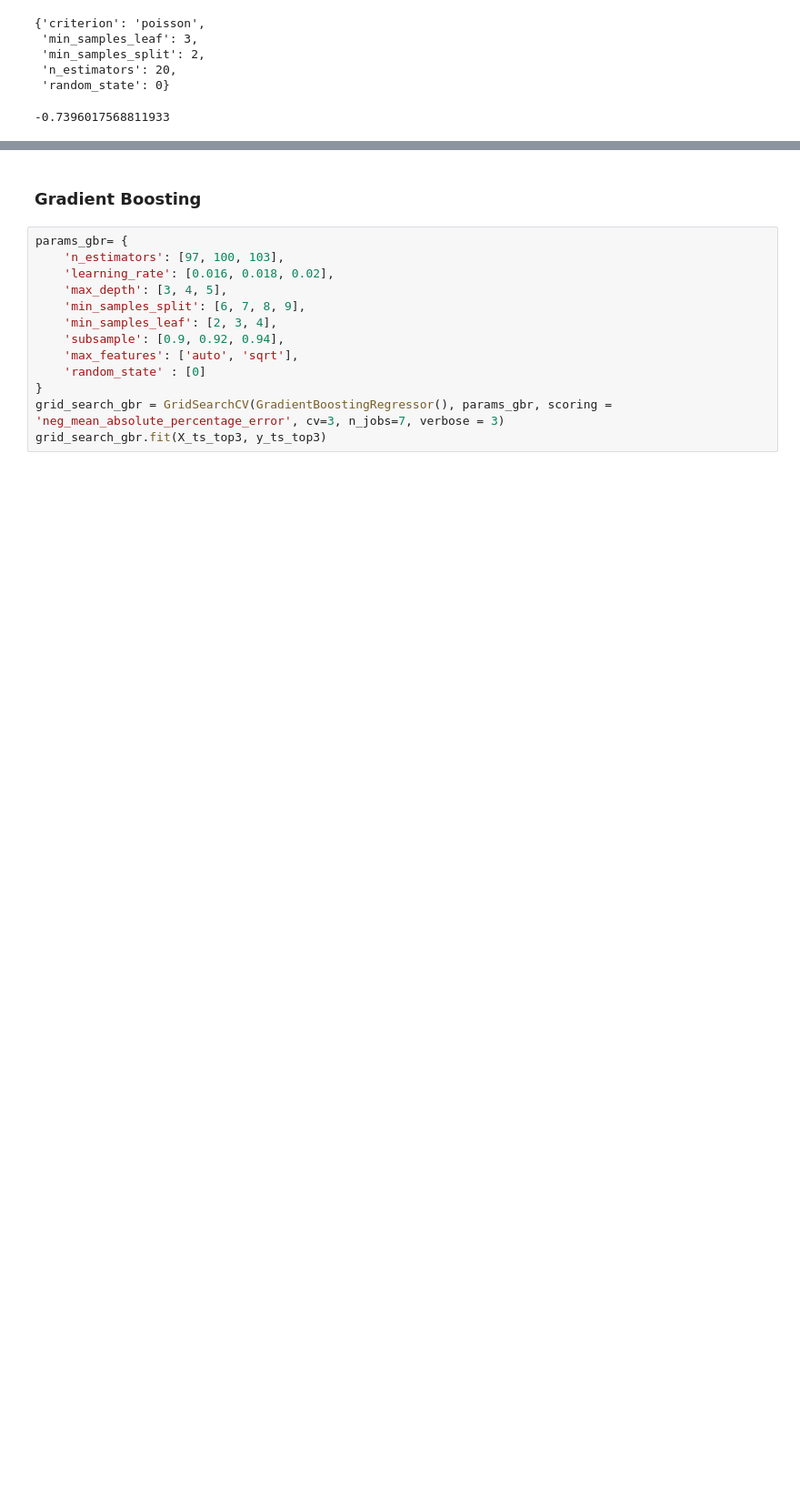
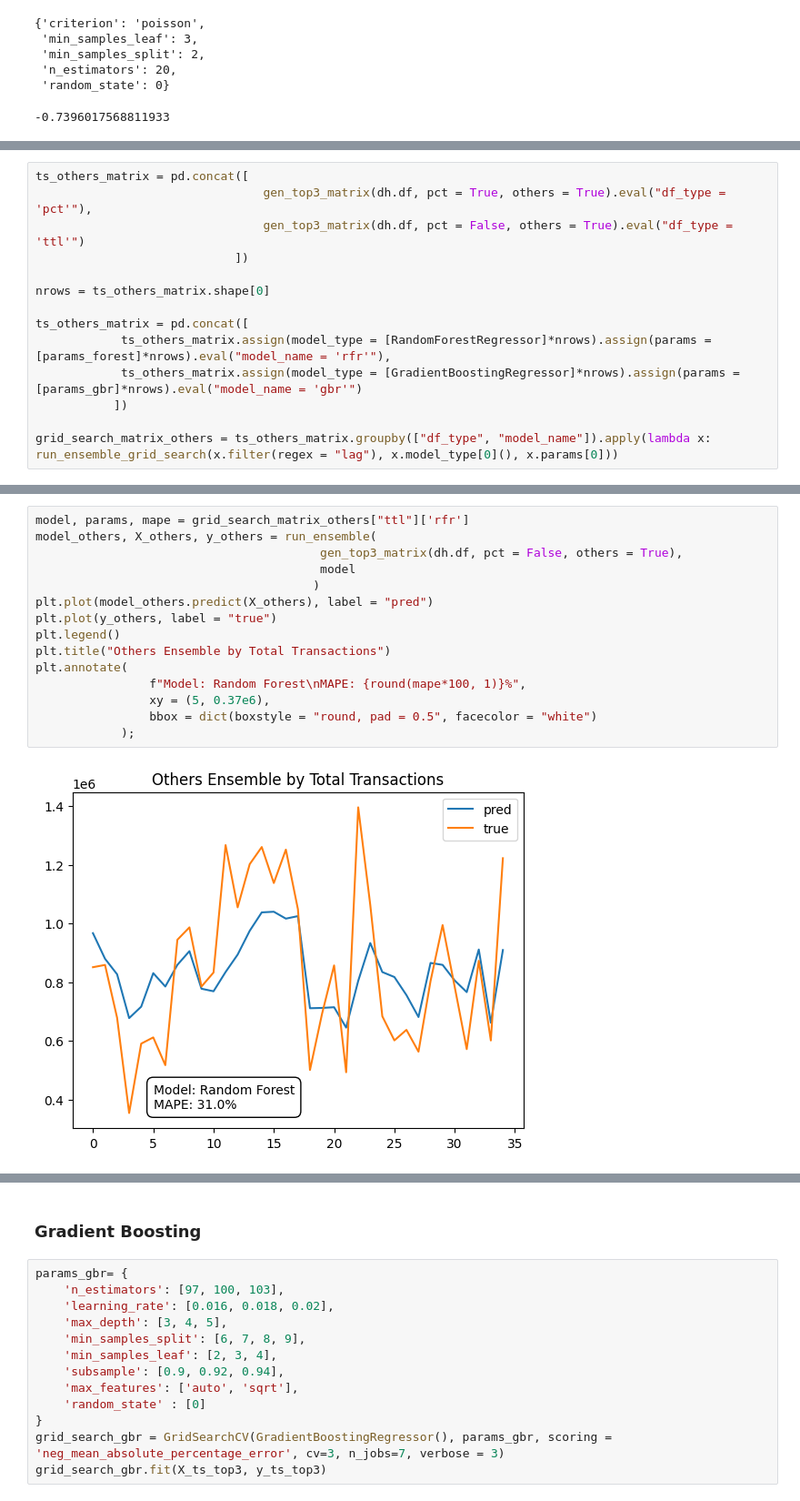
Before and after one commit to lelandjmurrin/Acquisition_Due_Dilligence_Capstone_Project, a Jupyter notebook: GeneralLedgerTxns_Models.ipynb, the cells around one changed output, grey strips where cells are left out. Shown at 91% size. Drawn from its saved outputs; the diff is of its cells as text; blank space fills up the shorter version.

```diff
--- a/GeneralLedgerTxns_Models.ipynb
+++ b/GeneralLedgerTxns_Models.ipynb
@@ -835,0 +912,14 @@ display(
+# %%
+ts_others_matrix = pd.concat([
+                                gen_top3_matrix(dh.df, pct = True, others = True).eval("df_type = 'pct'"),
+                                gen_top3_matrix(dh.df, pct = False, others = True).eval("df_type = 'ttl'")
+                            ])
+
+nrows = ts_others_matrix.shape[0]
+
+ts_others_matrix = pd.concat([
+            ts_others_matrix.assign(model_type = [RandomForestRegressor]*nrows).assign(params = [params_forest]*nrows).eval("model_name = 'rfr'"),
+            ts_others_matrix.assign(model_type = [GradientBoostingRegressor]*nrows).assign(params = [params_gbr]*nrows).eval("model_name = 'gbr'")
+           ])
+
+grid_search_matrix_others = ts_others_matrix.groupby(["df_type", "model_name"]).apply(lambda x: run_ensemble_grid_search(x.filter(regex = "lag"), x.model_type[0](), x.params[0]))
@@ -835,0 +958,17 @@ display(
+# %%
+model, params, mape = grid_search_matrix_others["ttl"]['rfr']
+model_others, X_others, y_others = run_ensemble(
+                                        gen_top3_matrix(dh.df, pct = False, others = True),
+                                        model
+                                       )
+plt.plot(model_others.predict(X_others), label = "pred")
+plt.plot(y_others, label = "true")
+plt.legend()
+plt.title("Others Ensemble by Total Transactions")
+plt.annotate(
+                f"Model: Random Forest\nMAPE: {round(mape*100, 1)}%",
+                xy = (5, 0.37e6),
+                bbox = dict(boxstyle = "round, pad = 0.5", facecolor = "white")
+            );
+# %% [output]
+[figure, added]
```
Also changed, not shown: parts of 31 cells of this notebook, 3 other files.
